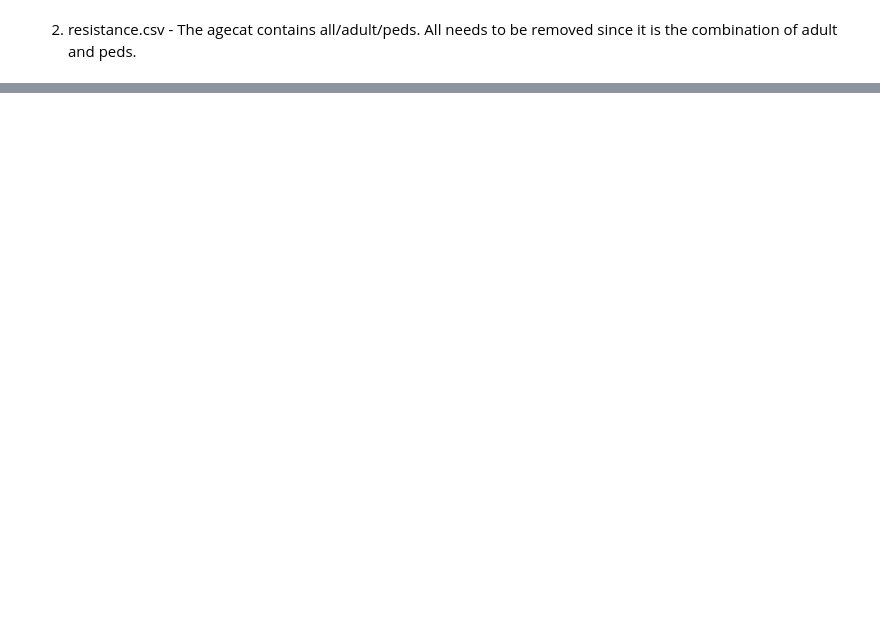
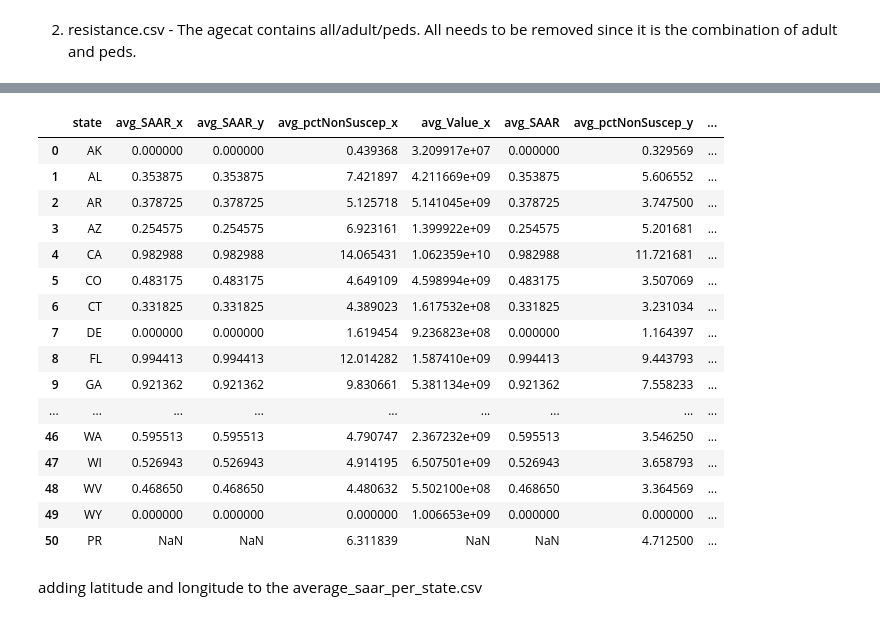
Before and after one commit to Ldooley32/capstone-dooley, a Jupyter notebook: clean_data.ipynb, the cells around one changed output, grey strips where cells are left out. Saved outputs shown, nothing was run; the diff lists cells and outputs as text; code cells hidden in the pictures; blank space fills up the shorter version.

```diff
--- a/clean_data.ipynb
+++ b/clean_data.ipynb
@@ -181,0 +251,68 @@ max                          1896.000000
+# %%
+def calculate_average_per_state(file_name, column_name, state_column):
+    # Load the dataset
+    df = pd.read_csv(file_name)
+
+    # Ensure the specified column is numeric
+    df[column_name] = pd.to_numeric(df[column_name], errors='coerce')
+
+    # Handle NaN values by filling them with 0
+    df[column_name] = df[column_name].fillna(0)
+
+    # Calculate the average of the specified column per state
+    average_per_state = df.groupby(state_column)[column_name].mean().reset_index()
+
+    # Rename columns for clarity
+    average_per_state.columns = [state_column, f'avg_{column_name}']
+
+    # Check if avg_state.csv exists
+    try:
+        existing_df = pd.read_csv("avg_state.csv")
+        # Ensure the state column names match
+        if state_column != existing_df.columns[0]:
+            existing_df.rename(columns={existing_df.columns[0]: state_column}, inplace=True)
+        # Merge the new average data with the existing data
+        result_df = pd.merge(existing_df, average_per_state, on=state_column, how='outer')
+    except FileNotFoundError:
+        # If the file does not exist, use the new average data as the result
+        result_df = average_per_state
+
+    # Save the result to avg_state.csv
+    result_df.to_csv("avg_state.csv", index=False)
+
+    return result_df
+
+# Example usage
+file_name = "updated_saar_file.csv"
+column_name = "SAAR"
+state_column = "state"
+file_name2 = "updated_resistance.csv"
+column_name2 = "pctNonSuscep"
+file_name3 = "updated_livestock_sales_file.csv"
+column_name3 = "Value"
+
+
+# Calculate averages and save to avg_state.csv
+calculate_average_per_state(file_name, column_name, state_column)
+calculate_average_per_state(file_name2, column_name2, state_column)
+calculate_average_per_state(file_name3, column_name3, state_column)
+# %% [output]
+|  | state | avg_SAAR_x | avg_SAAR_y | avg_pctNonSuscep_x | avg_Value_x | avg_SAAR | avg_pctNonSuscep_y | ... |
+| 0 | AK | 0.000000 | 0.000000 | 0.439368 | 3.209917e+07 | 0.000000 | 0.329569 | ... |
+| 1 | AL | 0.353875 | 0.353875 | 7.421897 | 4.211669e+09 | 0.353875 | 5.606552 | ... |
+| 2 | AR | 0.378725 | 0.378725 | 5.125718 | 5.141045e+09 | 0.378725 | 3.747500 | ... |
+| 3 | AZ | 0.254575 | 0.254575 | 6.923161 | 1.399922e+09 | 0.254575 | 5.201681 | ... |
+| 4 | CA | 0.982988 | 0.982988 | 14.065431 | 1.062359e+10 | 0.982988 | 11.721681 | ... |
+| 5 | CO | 0.483175 | 0.483175 | 4.649109 | 4.598994e+09 | 0.483175 | 3.507069 | ... |
+| 6 | CT | 0.331825 | 0.331825 | 4.389023 | 1.617532e+08 | 0.331825 | 3.231034 | ... |
+| 7 | DE | 0.000000 | 0.000000 | 1.619454 | 9.236823e+08 | 0.000000 | 1.164397 | ... |
+| 8 | FL | 0.994413 | 0.994413 | 12.014282 | 1.587410e+09 | 0.994413 | 9.443793 | ... |
+| 9 | GA | 0.921362 | 0.921362 | 9.830661 | 5.381134e+09 | 0.921362 | 7.558233 | ... |
+| ... | ... | ... | ... | ... | ... | ... | ... | ... |
+| 46 | WA | 0.595513 | 0.595513 | 4.790747 | 2.367232e+09 | 0.595513 | 3.546250 | ... |
+| 47 | WI | 0.526943 | 0.526943 | 4.914195 | 6.507501e+09 | 0.526943 | 3.658793 | ... |
+| 48 | WV | 0.468650 | 0.468650 | 4.480632 | 5.502100e+08 | 0.468650 | 3.364569 | ... |
+| 49 | WY | 0.000000 | 0.000000 | 0.000000 | 1.006653e+09 | 0.000000 | 0.000000 | ... |
+| 50 | PR | NaN | NaN | 6.311839 | NaN | NaN | 4.712500 | ... |
+# %% [markdown]
+adding latitude and longitude to the average_saar_per_state.csv
```
Also changed, not shown: parts of 11 cells of this notebook, 20 other files.
